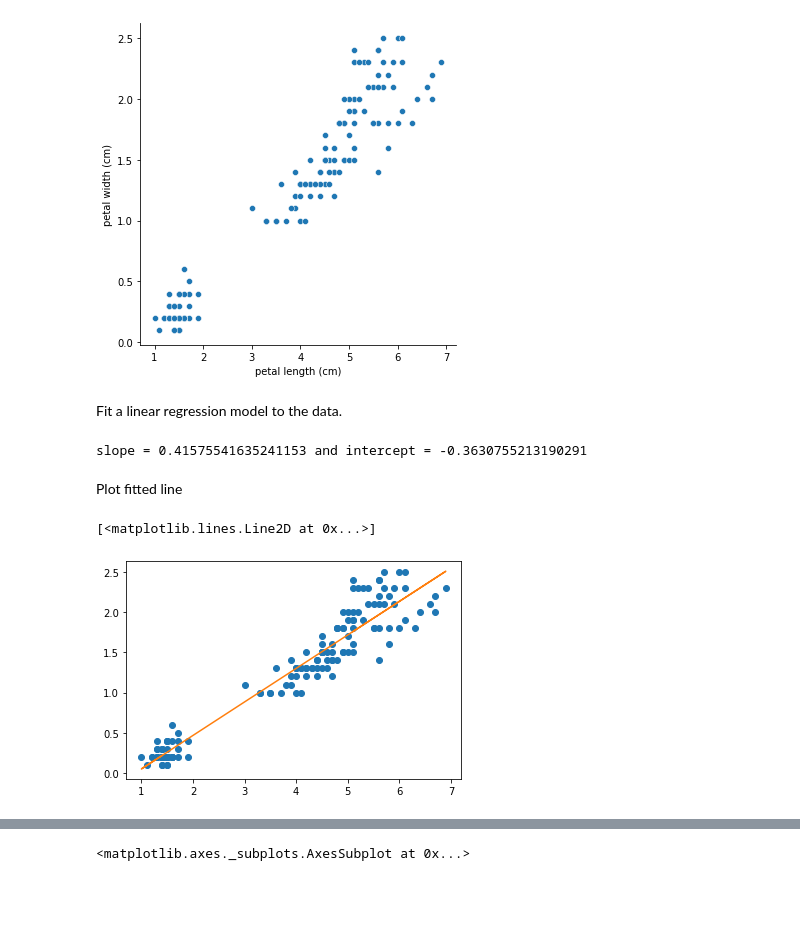
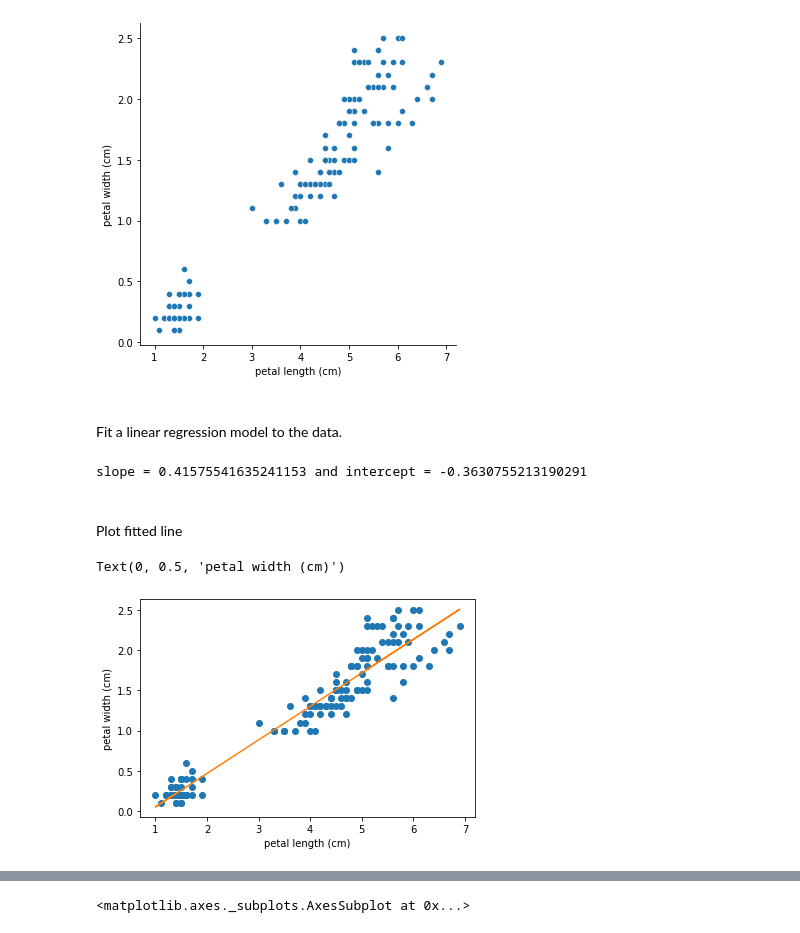
Before and after one commit to IvoLeist/ml_cnag-crg_course, a Jupyter notebook: day2/ML_course_CNAG_CRG_day2.ipynb, the cells around one changed output, grey strips where cells are left out. Saved outputs shown, nothing was run; the diff lists cells and outputs as text; code cells hidden in the pictures; blank space fills up the shorter version.

Commit message:
Add files via upload
exercises linear regression

```diff
--- a/day2/ML_course_CNAG_CRG_day2.ipynb
+++ b/day2/ML_course_CNAG_CRG_day2.ipynb
@@ -95,6 +97,8 @@ sns.relplot(data = iris_table,
 <seaborn.axisgrid.FacetGrid at 0x...>
 [figure]
 # %% [markdown]
+<br>
+
 Fit a linear regression model to the data.
 # %%
 from sklearn import linear_model
@@ -103,11 +107,11 @@ from sklearn import linear_model
 regres_iris = linear_model.LinearRegression()
 
 # create new arrays for the predictive and response variables
-y_petal_width = iris_dataset['data'][:, np.newaxis, 3]
-x_petal_length = iris_dataset['data'][:, np.newaxis, 2]
+pet_wid = iris_dataset['data'][:, np.newaxis, 3]
+pet_len = iris_dataset['data'][:, np.newaxis, 2]
 
 # fit linear regression model to the data
-regres_iris.fit(x_petal_length, y_petal_width)
+regres_iris.fit(pet_len, pet_wid)
 
 # extract slope
 m = float(regres_iris.coef_)
@@ -119,12 +123,15 @@ print('slope = {} and intercept = {}'.format(m, n))
 # %% [output]
 slope = 0.41575541635241153 and intercept = -0.3630755213190291
 # %% [markdown]
+<br>
 Plot fitted line
 # %%
 import matplotlib.pyplot as plt
-plt.plot(iris_dataset['data'][:,2],iris_dataset['data'][:,3], 'o')
+plt.plot(iris_dataset['data'][:,2], iris_dataset['data'][:,3], 'o')
 plt.plot(iris_dataset['data'][:,2], m*iris_dataset['data'][:,2] + n)
+plt.xlabel("petal length (cm)")
+plt.ylabel("petal width (cm)")
 # %% [output]
-[<matplotlib.lines.Line2D at 0x...>]
+Text(0, 0.5, 'petal width (cm)')
-[figure, old version]
+[figure, new version]
 # %% [markdown]
```
Also changed, not shown: parts of 47 cells of this notebook.
